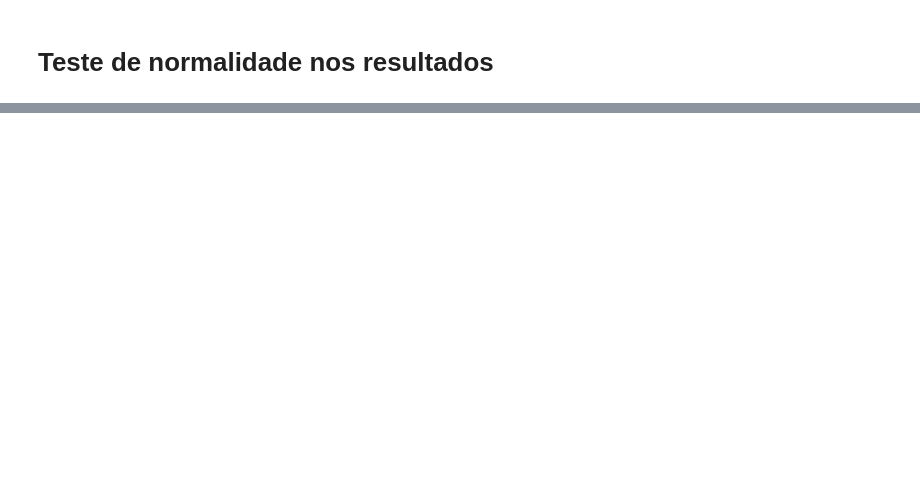
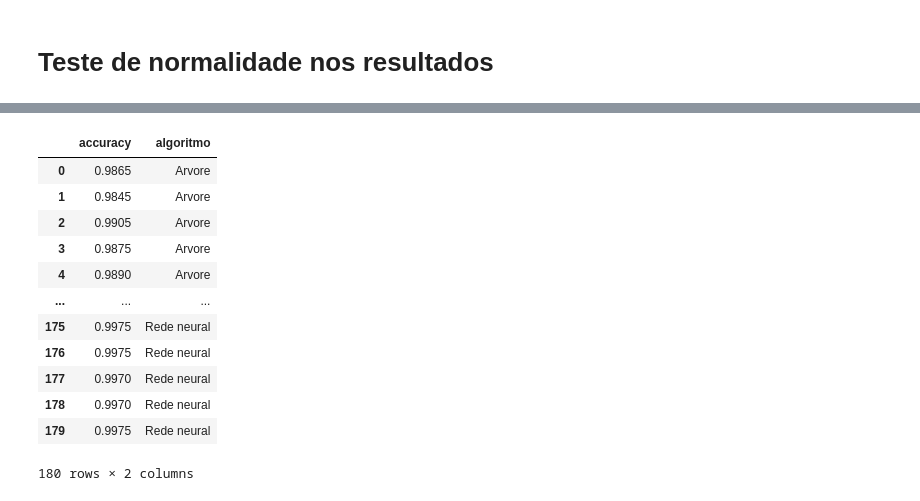
Before and after one commit to ImGabreuw/machine-learning-e-data-science-com-python, a Jupyter notebook: avaliacao-de-algoritmos-de-classificacao/projects/parameters-adjustment.ipynb, the cells around one changed output, grey strips where cells are left out. Cells and saved outputs as stored; diff of their text form; code cells hidden in the pictures; blank space fills up the shorter version.

```diff
--- a/avaliacao-de-algoritmos-de-classificacao/projects/parameters-adjustment.ipynb
+++ b/avaliacao-de-algoritmos-de-classificacao/projects/parameters-adjustment.ipynb
@@ -325,0 +328,3 @@ for i in range(len(results.columns)):
+# %%
+_, p = f_oneway(results_tree, results_random_forest, results_knn, results_logistica, results_svm, results_rede_neural)
+p
@@ -325,0 +370,17 @@ for i in range(len(results.columns)):
+# %%
+results_df = pd.DataFrame(algorithm_results)
+results_df
+# %% [output]
+|  | accuracy | algoritmo |
+| 0 | 0.9865 | Arvore |
+| 1 | 0.9845 | Arvore |
+| 2 | 0.9905 | Arvore |
+| 3 | 0.9875 | Arvore |
+| 4 | 0.9890 | Arvore |
+| ... | ... | ... |
+| 175 | 0.9975 | Rede neural |
+| 176 | 0.9975 | Rede neural |
+| 177 | 0.9970 | Rede neural |
+| 178 | 0.9970 | Rede neural |
+| 179 | 0.9975 | Rede neural |
+180 rows × 2 columns
```
Also changed, not shown: parts of 18 cells of this notebook, 1 other file.
